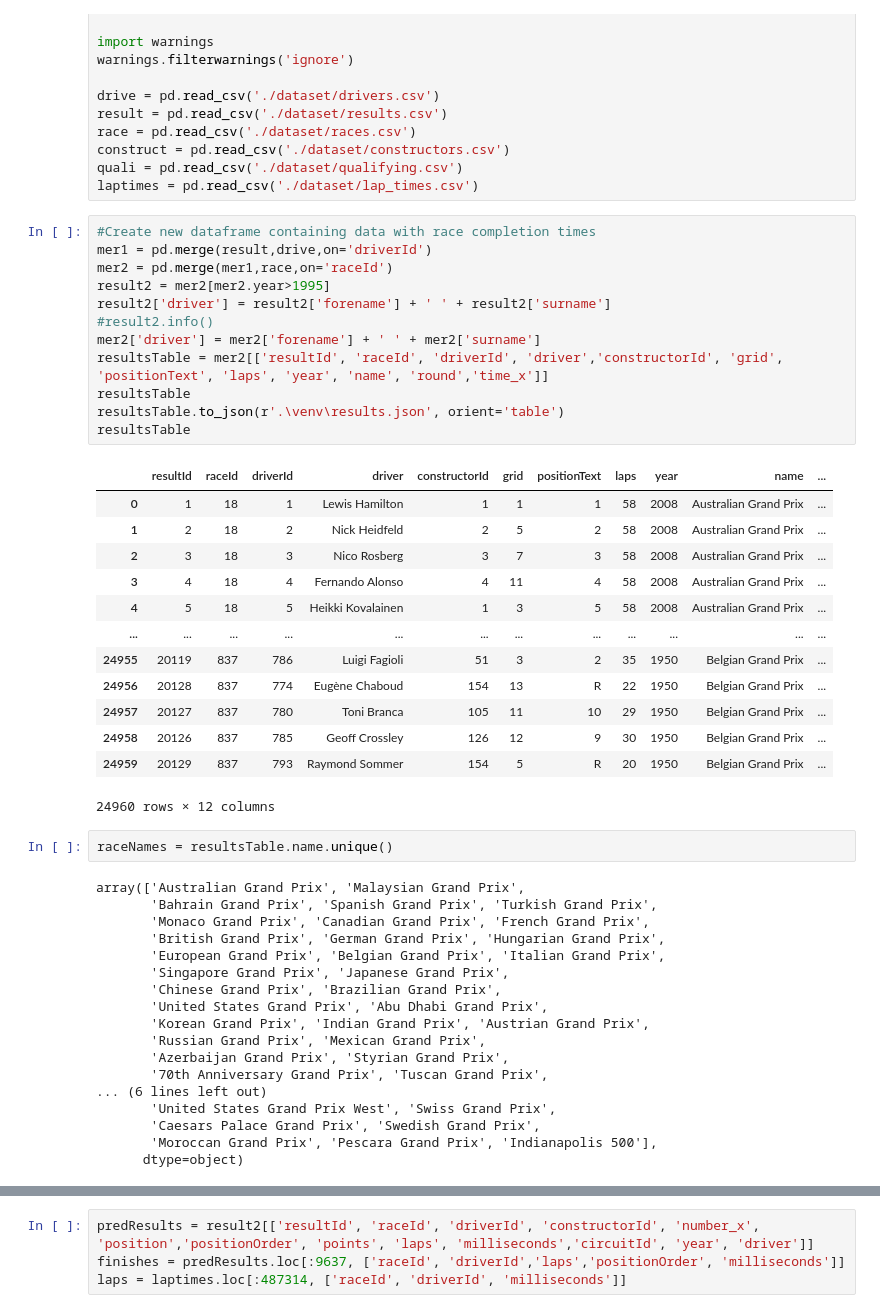
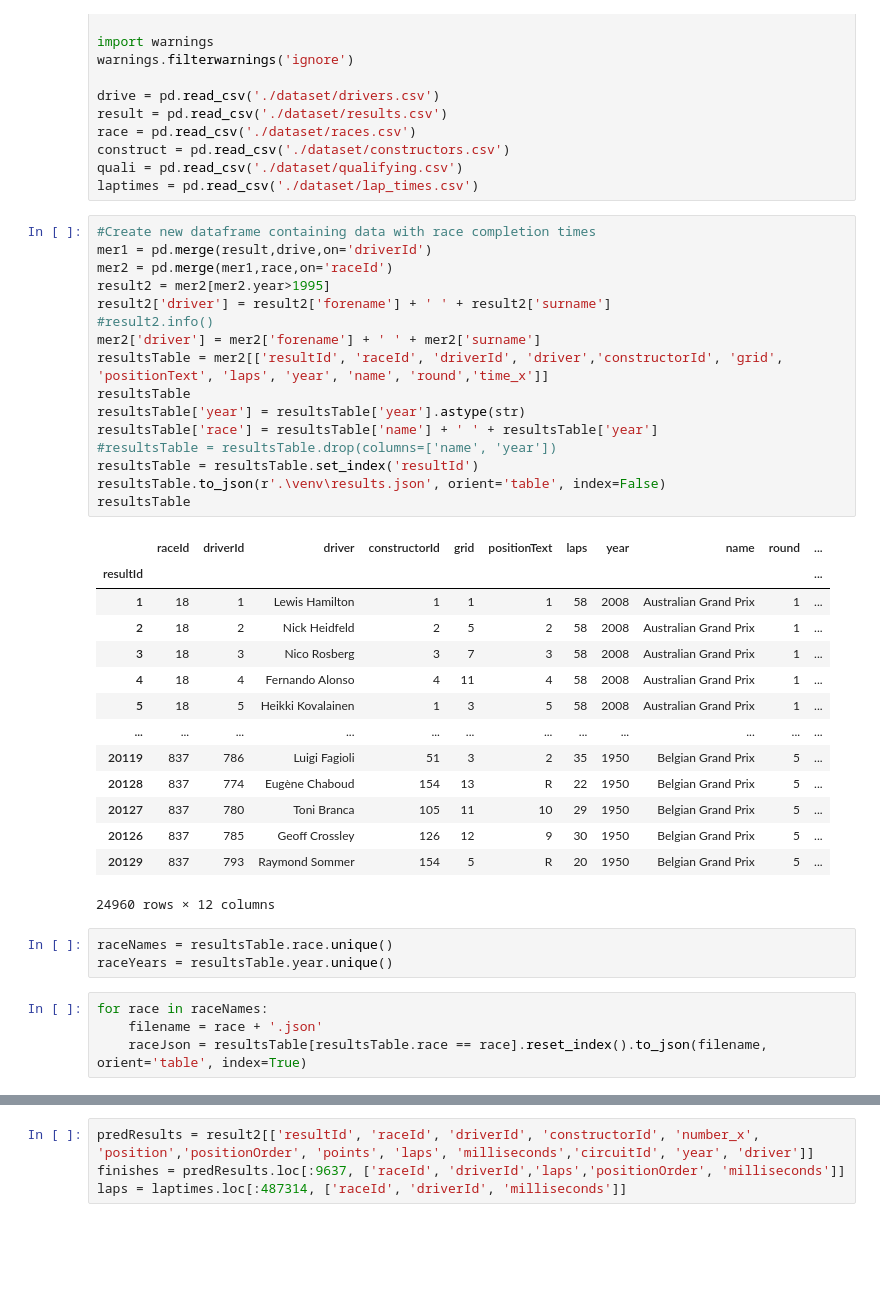
Before and after one commit to pHoran17/F1MLFinalYearProject, a Jupyter notebook: F1ML/api/F1ML_LRMODEL.ipynb, the cells around one changed output, grey strips where cells are left out. Cells and saved outputs as stored; diff of their text form; blank space fills up the shorter version.

```diff
--- a/F1ML/api/F1ML_LRMODEL.ipynb
+++ b/F1ML/api/F1ML_LRMODEL.ipynb
@@ -29,46 +29,38 @@ laptimes = pd.read_csv('./dataset/lap_times.csv')
 # %%
 #Create new dataframe containing data with race completion times
 mer1 = pd.merge(result,drive,on='driverId')
 mer2 = pd.merge(mer1,race,on='raceId')
 result2 = mer2[mer2.year>1995]
 result2['driver'] = result2['forename'] + ' ' + result2['surname']
 #result2.info()
 mer2['driver'] = mer2['forename'] + ' ' + mer2['surname']
 resultsTable = mer2[['resultId', 'raceId', 'driverId', 'driver','constructorId', 'grid', 'positionText', 'laps', 'year', 'name', 'round','time_x']]
 resultsTable
-resultsTable.to_json(r'.\venv\results.json', orient='table')
+resultsTable['year'] = resultsTable['year'].astype(str)
+resultsTable['race'] = resultsTable['name'] + ' ' + resultsTable['year']
+#resultsTable = resultsTable.drop(columns=['name', 'year'])
+resultsTable = resultsTable.set_index('resultId')
+resultsTable.to_json(r'.\venv\results.json', orient='table', index=False)
 resultsTable
 # %% [output]
-|  | resultId | raceId | driverId | driver | constructorId | grid | positionText | laps | year | name | ... |
-| 0 | 1 | 18 | 1 | Lewis Hamilton | 1 | 1 | 1 | 58 | 2008 | Australian Grand Prix | ... |
-| 1 | 2 | 18 | 2 | Nick Heidfeld | 2 | 5 | 2 | 58 | 2008 | Australian Grand Prix | ... |
-| 2 | 3 | 18 | 3 | Nico Rosberg | 3 | 7 | 3 | 58 | 2008 | Australian Grand Prix | ... |
-| 3 | 4 | 18 | 4 | Fernando Alonso | 4 | 11 | 4 | 58 | 2008 | Australian Grand Prix | ... |
-| 4 | 5 | 18 | 5 | Heikki Kovalainen | 1 | 3 | 5 | 58 | 2008 | Australian Grand Prix | ... |
+|  | raceId | driverId | driver | constructorId | grid | positionText | laps | year | name | round | ... |
+| resultId |  |  |  |  |  |  |  |  |  |  | ... |
+| 1 | 18 | 1 | Lewis Hamilton | 1 | 1 | 1 | 58 | 2008 | Australian Grand Prix | 1 | ... |
+| 2 | 18 | 2 | Nick Heidfeld | 2 | 5 | 2 | 58 | 2008 | Australian Grand Prix | 1 | ... |
+| 3 | 18 | 3 | Nico Rosberg | 3 | 7 | 3 | 58 | 2008 | Australian Grand Prix | 1 | ... |
+| 4 | 18 | 4 | Fernando Alonso | 4 | 11 | 4 | 58 | 2008 | Australian Grand Prix | 1 | ... |
+| 5 | 18 | 5 | Heikki Kovalainen | 1 | 3 | 5 | 58 | 2008 | Australian Grand Prix | 1 | ... |
 | ... | ... | ... | ... | ... | ... | ... | ... | ... | ... | ... | ... |
-| 24955 | 20119 | 837 | 786 | Luigi Fagioli | 51 | 3 | 2 | 35 | 1950 | Belgian Grand Prix | ... |
-| 24956 | 20128 | 837 | 774 | Eugène Chaboud | 154 | 13 | R | 22 | 1950 | Belgian Grand Prix | ... |
-| 24957 | 20127 | 837 | 780 | Toni Branca | 105 | 11 | 10 | 29 | 1950 | Belgian Grand Prix | ... |
-| 24958 | 20126 | 837 | 785 | Geoff Crossley | 126 | 12 | 9 | 30 | 1950 | Belgian Grand Prix | ... |
-| 24959 | 20129 | 837 | 793 | Raymond Sommer | 154 | 5 | R | 20 | 1950 | Belgian Grand Prix | ... |
+| 20119 | 837 | 786 | Luigi Fagioli | 51 | 3 | 2 | 35 | 1950 | Belgian Grand Prix | 5 | ... |
+| 20128 | 837 | 774 | Eugène Chaboud | 154 | 13 | R | 22 | 1950 | Belgian Grand Prix | 5 | ... |
+| 20127 | 837 | 780 | Toni Branca | 105 | 11 | 10 | 29 | 1950 | Belgian Grand Prix | 5 | ... |
+| 20126 | 837 | 785 | Geoff Crossley | 126 | 12 | 9 | 30 | 1950 | Belgian Grand Prix | 5 | ... |
+| 20129 | 837 | 793 | Raymond Sommer | 154 | 5 | R | 20 | 1950 | Belgian Grand Prix | 5 | ... |
 24960 rows × 12 columns
 # %%
-raceNames = resultsTable.name.unique()
+raceNames = resultsTable.race.unique()
+raceYears = resultsTable.year.unique()
-# %% [output]
-array(['Australian Grand Prix', 'Malaysian Grand Prix',
-       'Bahrain Grand Prix', 'Spanish Grand Prix', 'Turkish Grand Prix',
-       'Monaco Grand Prix', 'Canadian Grand Prix', 'French Grand Prix',
-       'British Grand Prix', 'German Grand Prix', 'Hungarian Grand Prix',
-       'European Grand Prix', 'Belgian Grand Prix', 'Italian Grand Prix',
-       'Singapore Grand Prix', 'Japanese Grand Prix',
-       'Chinese Grand Prix', 'Brazilian Grand Prix',
-       'United States Grand Prix', 'Abu Dhabi Grand Prix',
-       'Korean Grand Prix', 'Indian Grand Prix', 'Austrian Grand Prix',
-       'Russian Grand Prix', 'Mexican Grand Prix',
-       'Azerbaijan Grand Prix', 'Styrian Grand Prix',
-       '70th Anniversary Grand Prix', 'Tuscan Grand Prix',
-... (6 lines left out)
-       'United States Grand Prix West', 'Swiss Grand Prix',
-       'Caesars Palace Grand Prix', 'Swedish Grand Prix',
-       'Moroccan Grand Prix', 'Pescara Grand Prix', 'Indianapolis 500'],
-      dtype=object)
+# %%
+for race in raceNames:
+    filename = race + '.json'
+    raceJson = resultsTable[resultsTable.race == race].reset_index().to_json(filename, orient='table', index=True)
```
Also changed, not shown: parts of 12 cells of this notebook, 8 other files.
